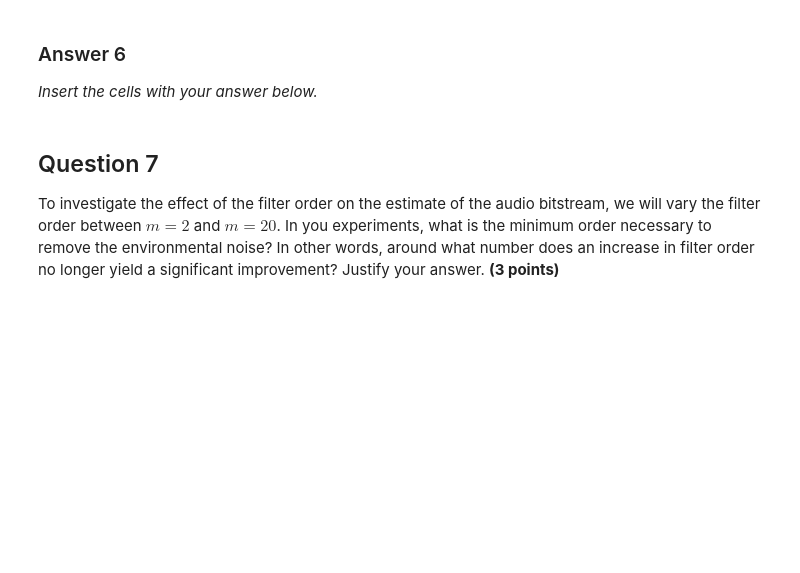
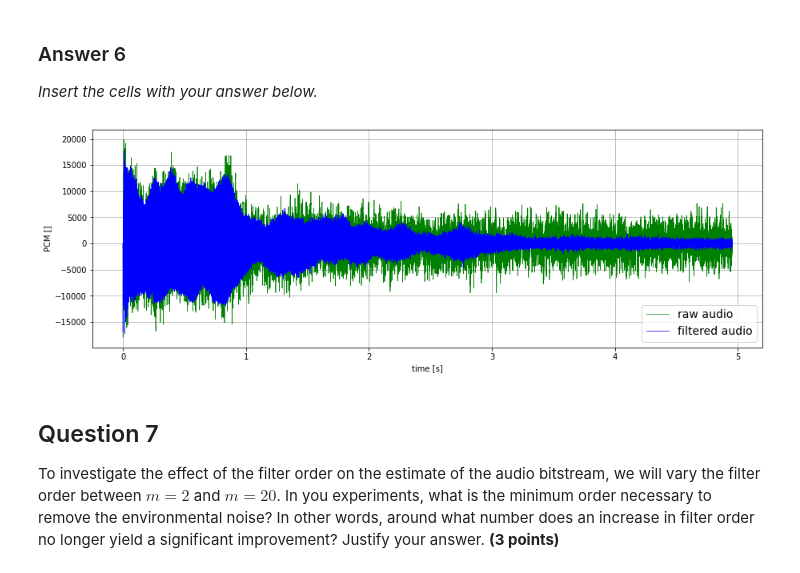
Before and after one commit to dannylooman/SC42150-SSP, a Jupyter notebook: SC42150_PythonAssignment2_AdaptiveNoiseCancelling.ipynb, the cells around one changed output. Saved outputs shown, nothing was run; the diff lists cells and outputs as text; code cells hidden in the pictures; blank space fills up the shorter version.

```diff
--- a/SC42150_PythonAssignment2_AdaptiveNoiseCancelling.ipynb
+++ b/SC42150_PythonAssignment2_AdaptiveNoiseCancelling.ipynb
@@ -203,14 +207,14 @@ def correlation(x1:np.ndarray,x2:np.ndarray,max_lag:int)->np.ndarray:
 
     for _l in range(max_lag):
         _temp_x1 = x1[_l+1 : _N]
-        _temp_x2 = x2[0 : _N-_l - 1]
-        _out[_l] = 1/(_N-_l) * sum(np.multiply(_temp_x1, _temp_x2))
+        _temp_x2 = x2[0 : _N-_l-1]
+        _out[_l] = 1/(_N - _l) * np.dot(_temp_x1, _temp_x2)
 
     return _out
 
-tau = 10 # filter order
-r_v2 = correlation(x1=v2.astype(float), x2=v2.astype(float), max_lag=tau)
-r_yv2 = correlation(x1=y.astype(float), x2=v2.astype(float), max_lag=tau)
+tau = 30 # filter order
+r_v2 = correlation(x1=v2, x2=v2, max_lag=tau)
+r_yv2 = correlation(x1=y, x2=v2, max_lag=tau)
 # %% [markdown]
 ## Question 5
 
@@ -222,6 +226,10 @@ _Insert the cells with your answer below._
 # %%
 import scipy
 
-Rv2 = scipy.linalg.toeplitz(r_v2)
-w_hat = np.matmul(np.linalg.inv(Rv2),r_yv2)
+def get_w_hat(auto_corr, cross_corr):
+    _R_mat = scipy.linalg.toeplitz(auto_corr)
+    return np.matmul(np.linalg.inv(_R_mat),cross_corr)
+
+w_hat = get_w_hat(r_v2, r_yv2)
+
 print(w_hat)
@@ -257,3 +252,24 @@ plt.show()
+# %%
+from scipy import signal
+
+def get_d_hat(filter_coeff, target, noise_signal):
+    _v1_hat = signal.lfilter(b=filter_coeff, a=1, x=noise_signal)
+    return np.subtract(target, _v1_hat)
+
+d_hat = get_d_hat(w_hat, y, v2)
+
+play_signal(d_hat)
+
+# plot new figure
+plt.figure(figsize=(15, 5))
+plt.plot(t,y,'g', linewidth=0.7, label='raw audio')
+plt.plot(t,d_hat,'b', linewidth=0.7, label='filtered audio')
+plt.ylabel('PCM []')
+plt.xlabel('time [s]')
+plt.legend(loc='lower right', prop={'size': 14})
+plt.grid(True)
+# %% [output]
+[figure, added]
 # %% [markdown]
 ## Question 7
 To investigate the effect of the filter order on the estimate of the audio bitstream, we will vary the filter order between $m= 2$ and $m= 20$. In you experiments, what is the minimum order necessary to remove the environmental noise? In other words, around what number does an increase in filter order no longer yield a significant improvement?  Justify your answer. **(3 points)**
```
Also changed, not shown: parts of 14 cells of this notebook, 2 other files.
